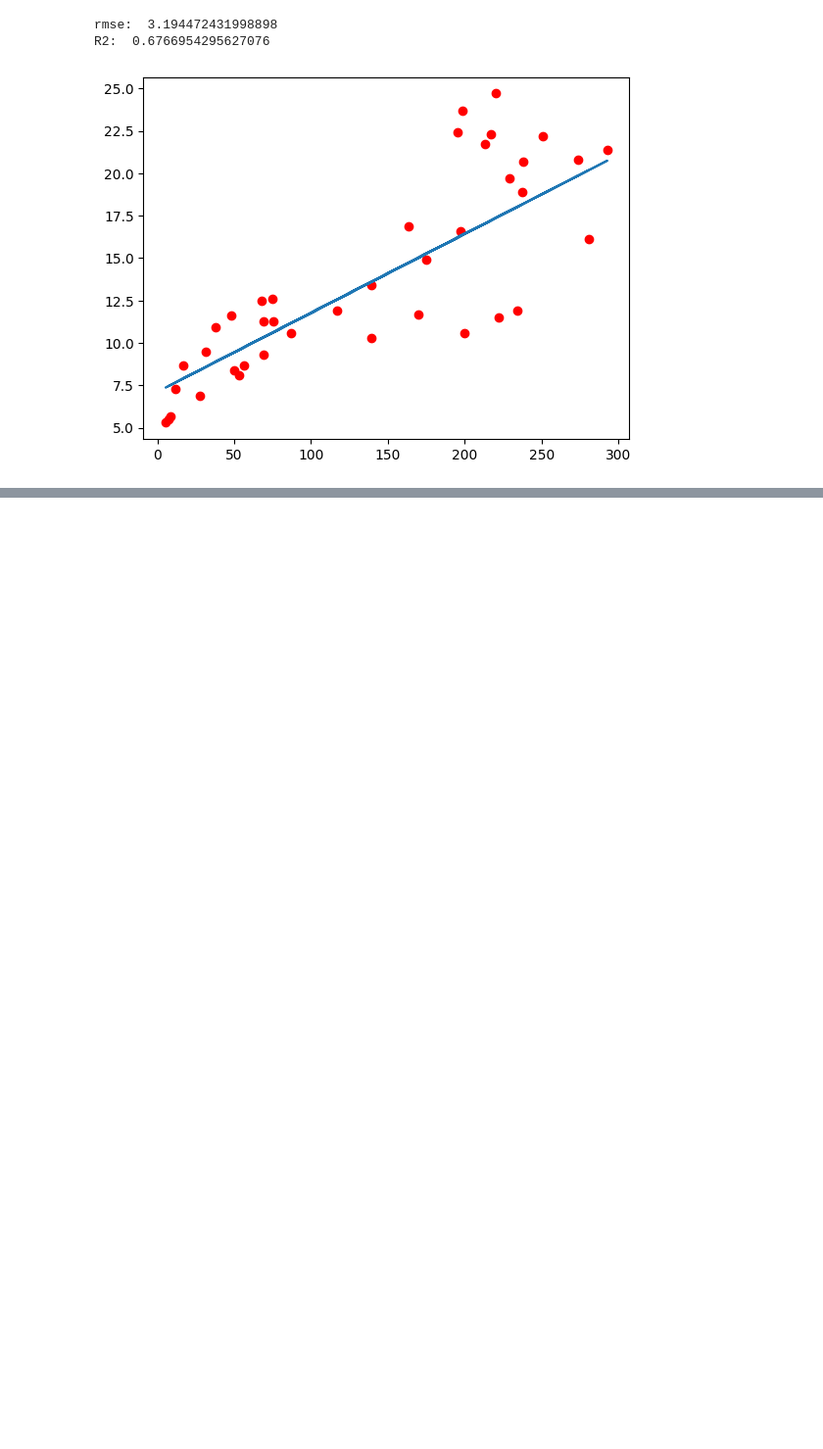
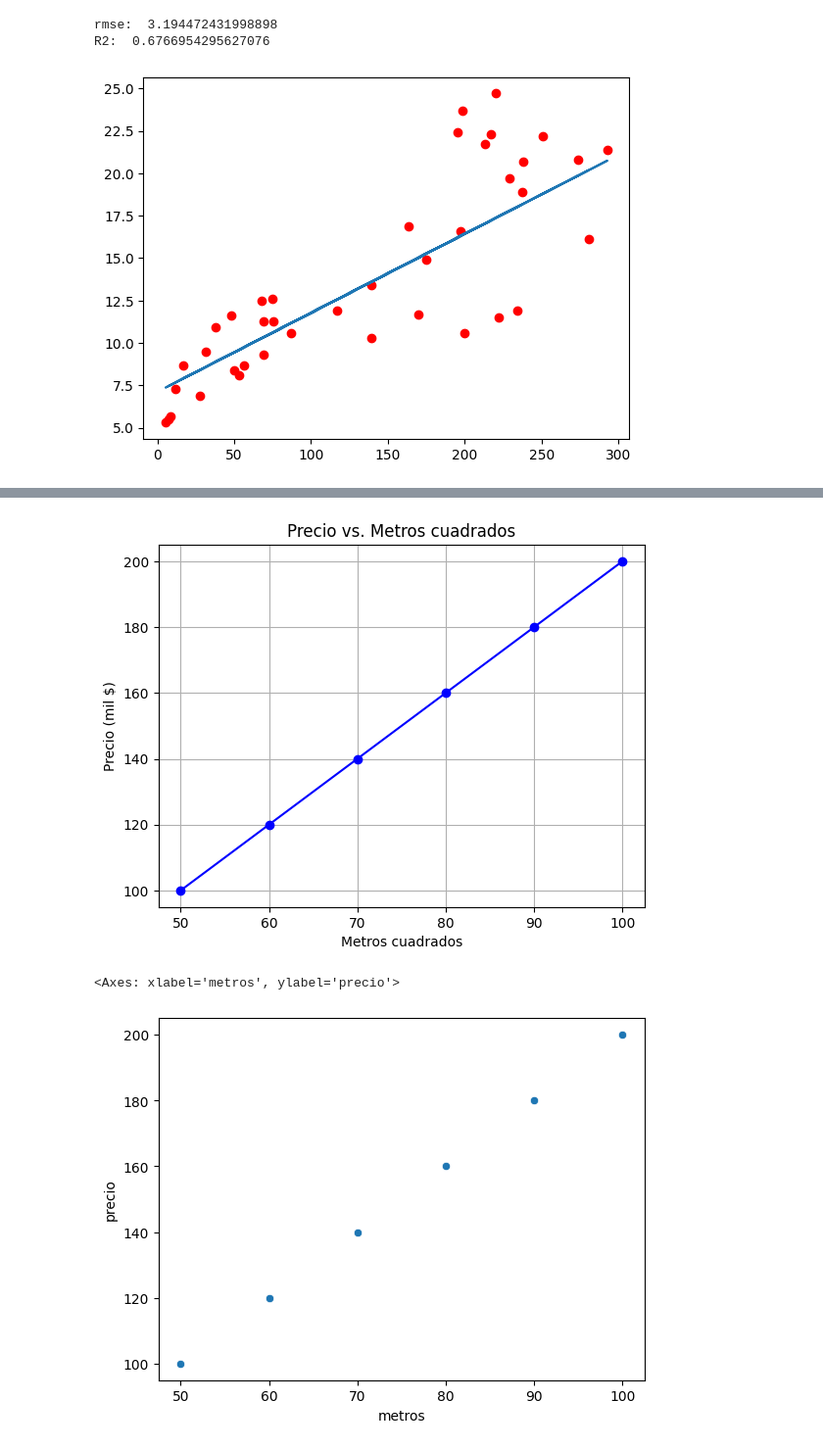
Before and after one commit to ETorresSacha/clases-MI, a Jupyter notebook: clase1_machine_learning.ipynb, the cells around one changed output, grey strips where cells are left out. Shown at 98% size. Cells and saved outputs as stored; diff of their text form; code cells hidden in the pictures; blank space fills up the shorter version.

```diff
--- a/clase1_machine_learning.ipynb
+++ b/clase1_machine_learning.ipynb
@@ -164,0 +239,26 @@ R2:  0.2634309396999791
+# %%
+import pandas as pd
+import matplotlib.pyplot as plt
+import seaborn as sns
+
+df = pd.DataFrame({
+    'metros': [50, 60, 70, 80, 90, 100],
+    'precio': [100, 120, 140, 160, 180, 200]
+})
+
+
+
+plt.plot(df['metros'], df['precio'], marker='o', color='blue')
+plt.title('Precio vs. Metros cuadrados')
+plt.xlabel('Metros cuadrados')
+plt.ylabel('Precio (mil $)')
+plt.grid(True)
+plt.show()
+
+
+
+sns.scatterplot(data=df, x='metros', y='precio')
+# %% [output]
+[figure, added]
+<Axes: xlabel='metros', ylabel='precio'>
+[figure, added]
```
Also changed, not shown: parts of 5 cells of this notebook.
